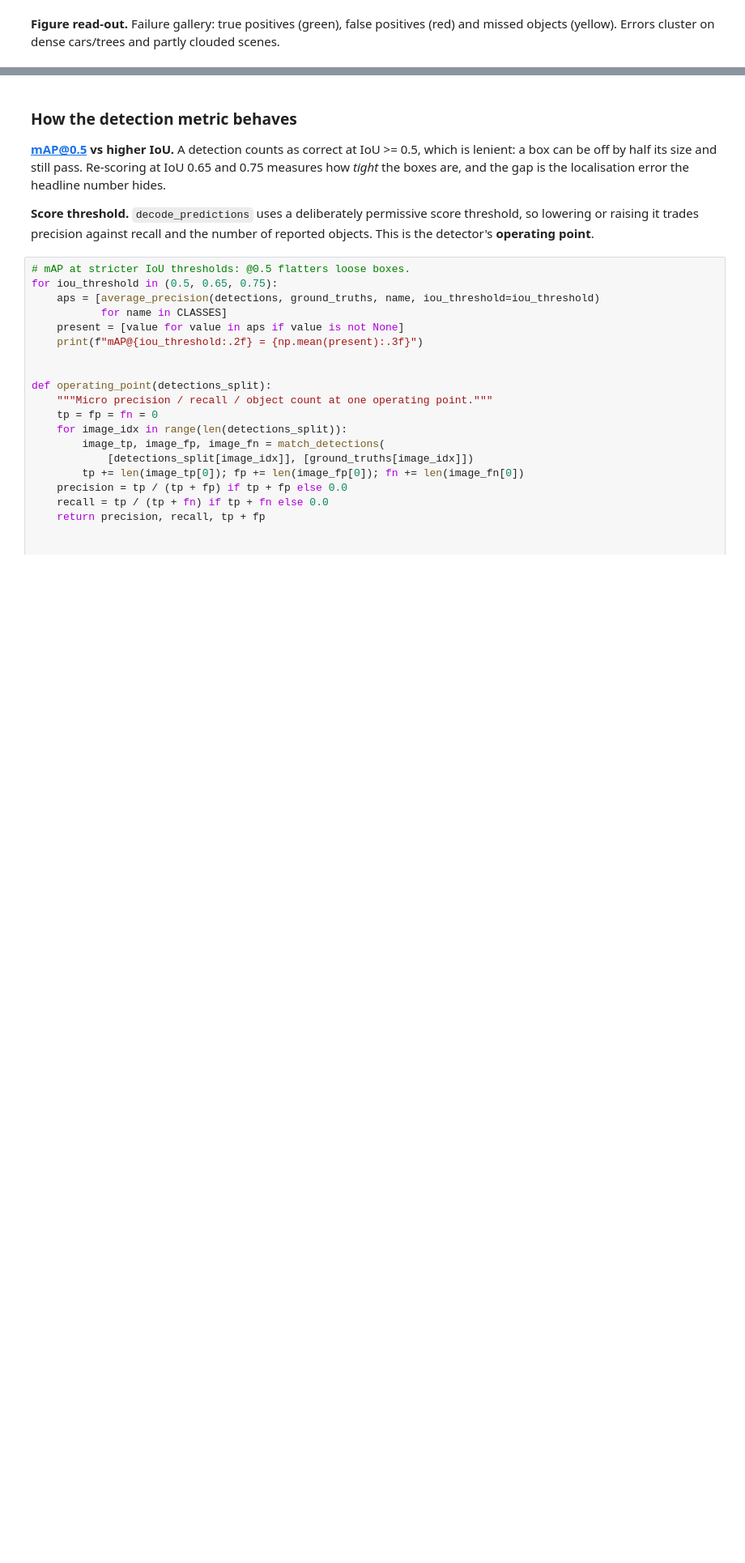
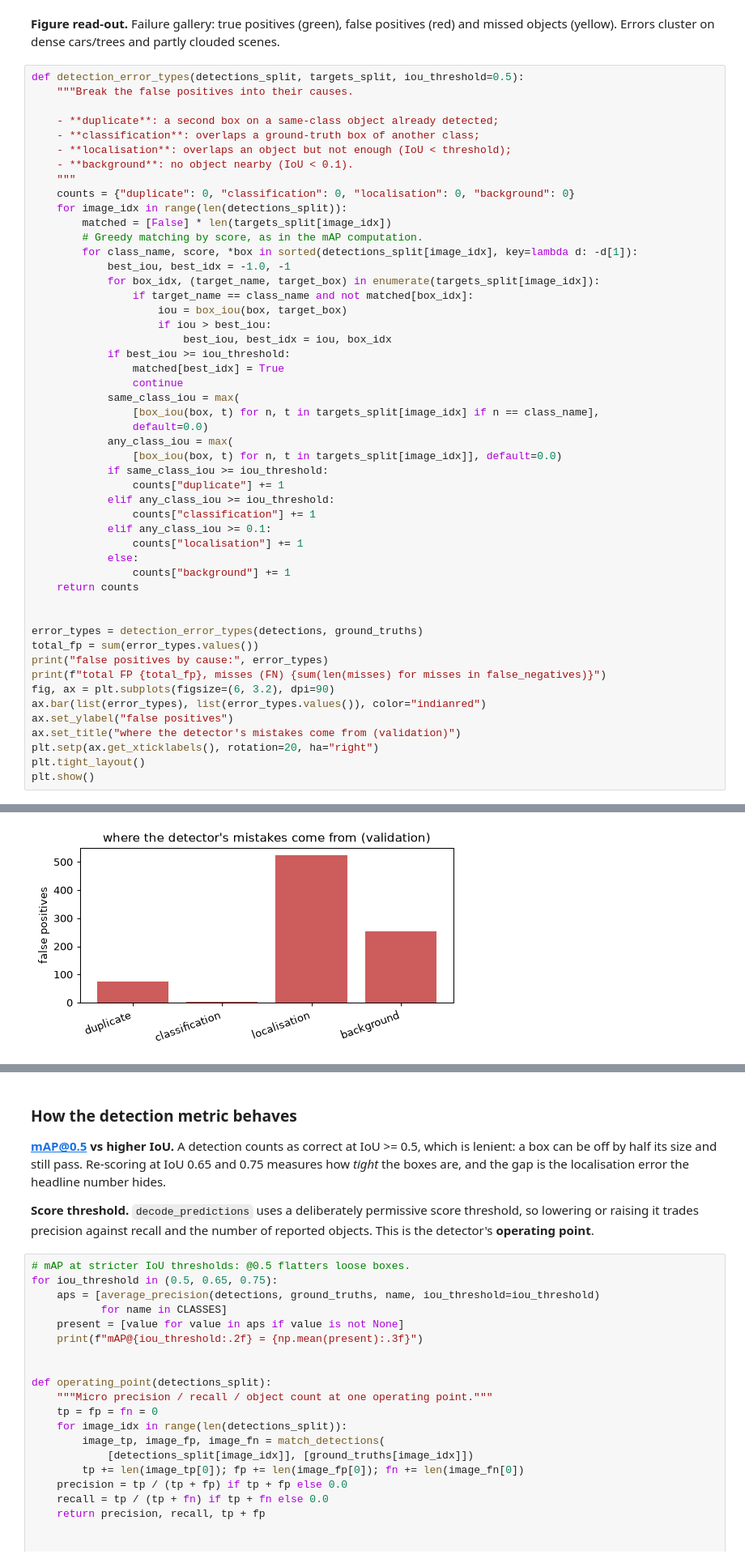
Before and after one commit to ogrisel/mplsyn, a Jupyter notebook: notebooks/08_train_object_detection.ipynb, the cells around one changed output, grey strips where cells are left out. Shown at 81% size. Drawn from its saved outputs; the diff is of its cells as text; blank space fills up the shorter version.

```diff
--- a/notebooks/08_train_object_detection.ipynb
+++ b/notebooks/08_train_object_detection.ipynb
@@ -937,3 +937,54 @@ plt.show()
 [figure]
 # %% [markdown]
 **Figure read-out.** Failure gallery: true positives (green), false positives (red) and missed objects (yellow). Errors cluster on dense cars/trees and partly clouded scenes.
+# %%
+def detection_error_types(detections_split, targets_split, iou_threshold=0.5):
+    """Break the false positives into their causes.
+
+    - **duplicate**: a second box on a same-class object already detected;
+    - **classification**: overlaps a ground-truth box of another class;
+    - **localisation**: overlaps an object but not enough (IoU < threshold);
+    - **background**: no object nearby (IoU < 0.1).
+    """
+    counts = {"duplicate": 0, "classification": 0, "localisation": 0, "background": 0}
+    for image_idx in range(len(detections_split)):
+        matched = [False] * len(targets_split[image_idx])
+        # Greedy matching by score, as in the mAP computation.
+        for class_name, score, *box in sorted(detections_split[image_idx], key=lambda d: -d[1]):
+            best_iou, best_idx = -1.0, -1
+            for box_idx, (target_name, target_box) in enumerate(targets_split[image_idx]):
+                if target_name == class_name and not matched[box_idx]:
+                    iou = box_iou(box, target_box)
+                    if iou > best_iou:
+                        best_iou, best_idx = iou, box_idx
+            if best_iou >= iou_threshold:
+                matched[best_idx] = True
+                continue
+            same_class_iou = max(
+                [box_iou(box, t) for n, t in targets_split[image_idx] if n == class_name],
+                default=0.0)
+            any_class_iou = max(
+                [box_iou(box, t) for n, t in targets_split[image_idx]], default=0.0)
+            if same_class_iou >= iou_threshold:
+                counts["duplicate"] += 1
+            elif any_class_iou >= iou_threshold:
+                counts["classification"] += 1
+            elif any_class_iou >= 0.1:
+                counts["localisation"] += 1
+            else:
+                counts["background"] += 1
+    return counts
+
+
+error_types = detection_error_types(detections, ground_truths)
+total_fp = sum(error_types.values())
+print("false positives by cause:", error_types)
+print(f"total FP {total_fp}, misses (FN) {sum(len(misses) for misses in false_negatives)}")
+fig, ax = plt.subplots(figsize=(6, 3.2), dpi=90)
+ax.bar(list(error_types), list(error_types.values()), color="indianred")
+ax.set_ylabel("false positives")
+ax.set_title("where the detector's mistakes come from (validation)")
+plt.setp(ax.get_xticklabels(), rotation=20, ha="right")
+plt.tight_layout()
+plt.show()
+# %% [output]
@@ -939,0 +993 @@ plt.show()
+[figure, added]
```
Also changed, not shown: parts of 6 cells of this notebook.
